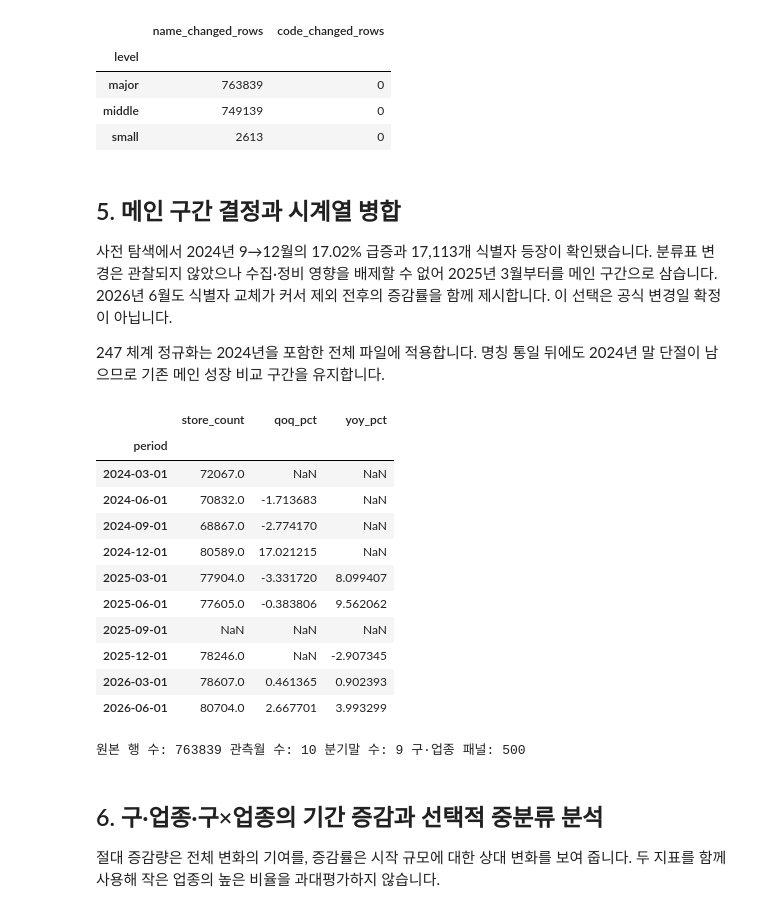
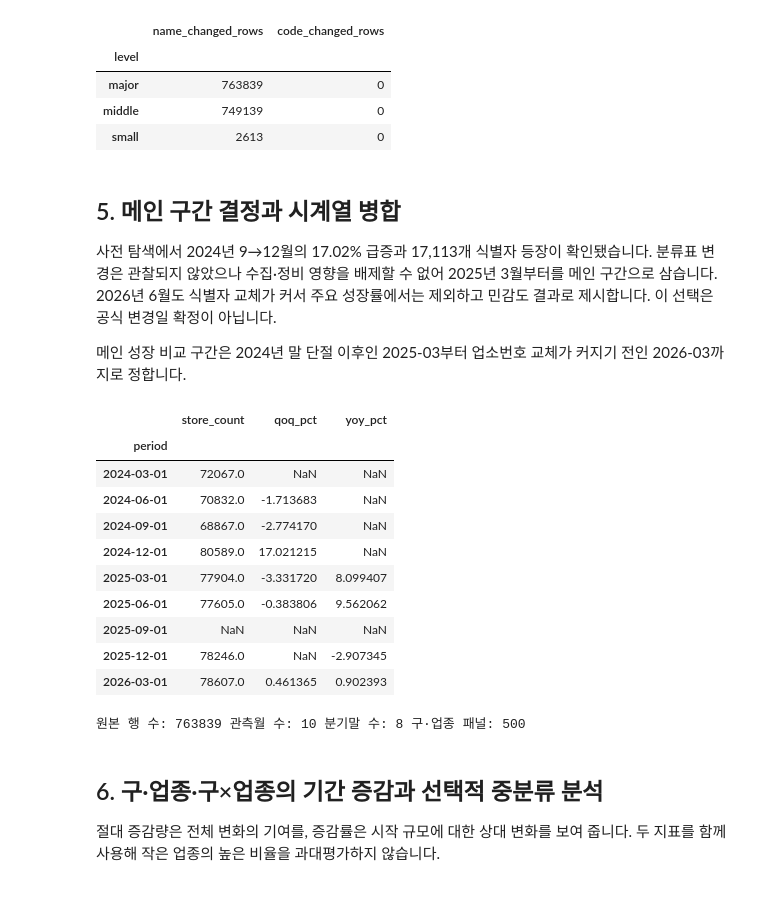
Before and after one commit to Frost0313z/daejeon-commercial-analysis, a Jupyter notebook: analysis.ipynb, the cells around one changed output. Cells and saved outputs as stored; diff of their text form; code cells hidden in the pictures.

```diff
--- a/analysis.ipynb
+++ b/analysis.ipynb
@@ -367,14 +367,14 @@ display(name_changes.groupby('level')[['name_changed_rows', 'code_changed_rows']
 ## 5. 메인 구간 결정과 시계열 병합
 사전 탐색에서 2024년 9→12월의 17.02% 급증과 17,113개 식별자 등장이 확인됐습니다.
 분류표 변경은 관찰되지 않았으나 수집·정비 영향을 배제할 수 없어 2025년 3월부터를 메인 구간으로 삼습니다.
-2026년 6월도 식별자 교체가 커서 제외 전후의 증감률을 함께 제시합니다. 이 선택은 공식 변경일 확정이 아닙니다.
+2026년 6월도 식별자 교체가 커서 주요 성장률에서는 제외하고 민감도 결과로 제시합니다. 이 선택은 공식 변경일 확정이 아닙니다.
 
-247 체계 정규화는 2024년을 포함한 전체 파일에 적용합니다. 명칭 통일 뒤에도 2024년 말 단절이 남으므로 기존 메인 성장 비교 구간을 유지합니다.
+메인 성장 비교 구간은 2024년 말 단절 이후인 2025-03부터 업소번호 교체가 커지기 전인 2026-03까지로 정합니다.
 # %%
 MAIN_START = pd.Timestamp('2025-03-01')
-END = data.period.max()
+END = pd.Timestamp('2026-03-01')
 quarter_months = [3, 6, 9, 12]
-main_periods = [p for p in periods if p >= MAIN_START and p.month in quarter_months]
+main_periods = [p for p in periods if MAIN_START <= p <= END and p.month in quarter_months]
 assert MAIN_START in periods and END.month in quarter_months
 observed = major_panel.groupby('period').store_count.agg(lambda s: s.sum(min_count=len(s))).to_frame()
 observed['previous_observation_pct'] = observed.store_count.pct_change(fill_method=None) * 100
@@ -393,36 +393,35 @@ def add_rates(table, group_columns):
     result = table.sort_values(['period'] + group_columns).copy()
     for months, label in [(3, 'qoq_pct'), (12, 'yoy_pct')]:
         reference = table[['period'] + group_columns + ['store_count']].copy()
         reference['period'] = reference.period + pd.DateOffset(months=months)
         reference = reference.rename(columns={'store_count': 'baseline'})
         result = result.merge(reference, on=['period'] + group_columns, how='left', validate='one_to_one')
         result[label] = (result.store_count / result.baseline.where(result.baseline.ne(0)) - 1) * 100
         result.loc[~result.period.dt.month.isin(quarter_months), label] = np.nan
         result = result.drop(columns='baseline')
     return result
 
 panel = add_rates(panel, ['district', 'category'])
 panel['quarter'] = panel.period.dt.to_period('Q').astype(str)
 panel['is_quarter_end_snapshot'] = panel.period.dt.month.isin(quarter_months)
-panel['is_main'] = panel.period.ge(MAIN_START) & panel.is_quarter_end_snapshot
+panel['is_main'] = panel.period.between(MAIN_START, END) & panel.is_quarter_end_snapshot
 district_long = add_rates(district.rename_axis(columns='district').stack().rename('store_count').reset_index(), ['district'])
 category_long = add_rates(category.rename_axis(columns='category').stack().rename('store_count').reset_index(), ['category'])
 display(total)
 print('원본 행 수:', len(data), '관측월 수:', len(periods), '분기말 수:', total.store_count.notna().sum(), '구·업종 패널:', len(panel))
 # %% [output]
 |  | store_count | qoq_pct | yoy_pct |
 | period |  |  |  |
 | 2024-03-01 | 72067.0 | NaN | NaN |
 | 2024-06-01 | 70832.0 | -1.713683 | NaN |
 | 2024-09-01 | 68867.0 | -2.774170 | NaN |
 | 2024-12-01 | 80589.0 | 17.021215 | NaN |
 | 2025-03-01 | 77904.0 | -3.331720 | 8.099407 |
 | 2025-06-01 | 77605.0 | -0.383806 | 9.562062 |
 | 2025-09-01 | NaN | NaN | NaN |
 | 2025-12-01 | 78246.0 | NaN | -2.907345 |
 | 2026-03-01 | 78607.0 | 0.461365 | 0.902393 |
-| 2026-06-01 | 80704.0 | 2.667701 | 3.993299 |
-원본 행 수: 763839 관측월 수: 10 분기말 수: 9 구·업종 패널: 500
+원본 행 수: 763839 관측월 수: 10 분기말 수: 8 구·업종 패널: 500
 # %% [markdown]
 ## 6. 구·업종·구×업종의 기간 증감과 선택적 중분류 분석
 절대 증감량은 전체 변화의 기여를, 증감률은 시작 규모에 대한 상대 변화를 보여 줍니다.
```
Also changed, not shown: parts of 7 cells of this notebook, 21 other files.
